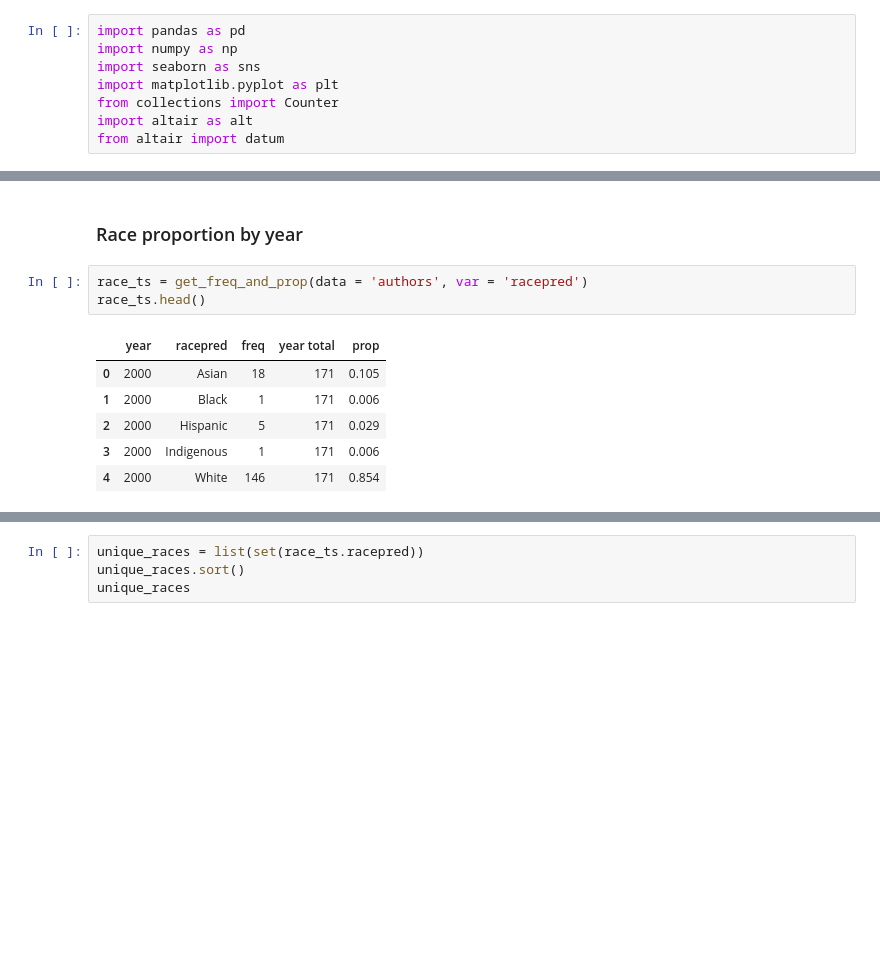
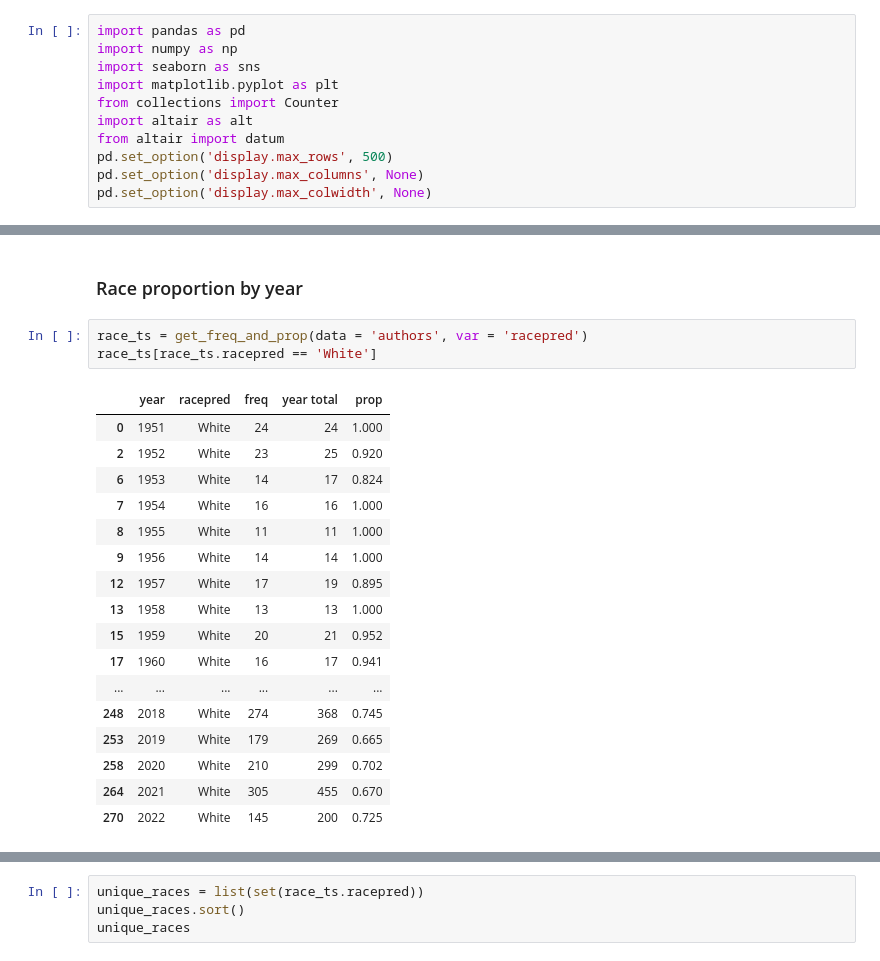
Before and after one commit to hongtaoh/ica_authors, a Jupyter notebook: Analysis_and_Ploting/2022-10-28-Analyze-General-Trends-Race.ipynb, the cells around one changed output, grey strips where cells are left out. Drawn from its saved outputs; the diff is of its cells as text; blank space fills up the shorter version.

```diff
--- a/Analysis_and_Ploting/2022-10-28-Analyze-General-Trends-Race.ipynb
+++ b/Analysis_and_Ploting/2022-10-28-Analyze-General-Trends-Race.ipynb
@@ -6,6 +6,9 @@ import matplotlib.pyplot as plt
 from collections import Counter
 import altair as alt
 from altair import datum
+pd.set_option('display.max_rows', 500)
+pd.set_option('display.max_columns', None)
+pd.set_option('display.max_colwidth', None)
 # %%
 def get_simple_prop_df(data, var):
     # get frequency and proportion over all the years
@@ -415,14 +418,25 @@ Journal &           US &        Other & Netherlands &    Germany & Great Britain
 ### Race proportion by year
 # %%
 race_ts = get_freq_and_prop(data = 'authors', var = 'racepred')
-race_ts.head()
+race_ts[race_ts.racepred == 'White']
 # %% [output]
 |  | year | racepred | freq | year total | prop |
-| 0 | 2000 | Asian | 18 | 171 | 0.105 |
-| 1 | 2000 | Black | 1 | 171 | 0.006 |
-| 2 | 2000 | Hispanic | 5 | 171 | 0.029 |
-| 3 | 2000 | Indigenous | 1 | 171 | 0.006 |
-| 4 | 2000 | White | 146 | 171 | 0.854 |
+| 0 | 1951 | White | 24 | 24 | 1.000 |
+| 2 | 1952 | White | 23 | 25 | 0.920 |
+| 6 | 1953 | White | 14 | 17 | 0.824 |
+| 7 | 1954 | White | 16 | 16 | 1.000 |
+| 8 | 1955 | White | 11 | 11 | 1.000 |
+| 9 | 1956 | White | 14 | 14 | 1.000 |
+| 12 | 1957 | White | 17 | 19 | 0.895 |
+| 13 | 1958 | White | 13 | 13 | 1.000 |
+| 15 | 1959 | White | 20 | 21 | 0.952 |
+| 17 | 1960 | White | 16 | 17 | 0.941 |
+| ... | ... | ... | ... | ... | ... |
+| 248 | 2018 | White | 274 | 368 | 0.745 |
+| 253 | 2019 | White | 179 | 269 | 0.665 |
+| 258 | 2020 | White | 210 | 299 | 0.702 |
+| 264 | 2021 | White | 305 | 455 | 0.670 |
+| 270 | 2022 | White | 145 | 200 | 0.725 |
 # %%
 race_ts[race_ts.racepred == 'White'].sort_values("prop")
 # %% [output]
```
Also changed, not shown: parts of 18 cells of this notebook, 20 other files.
